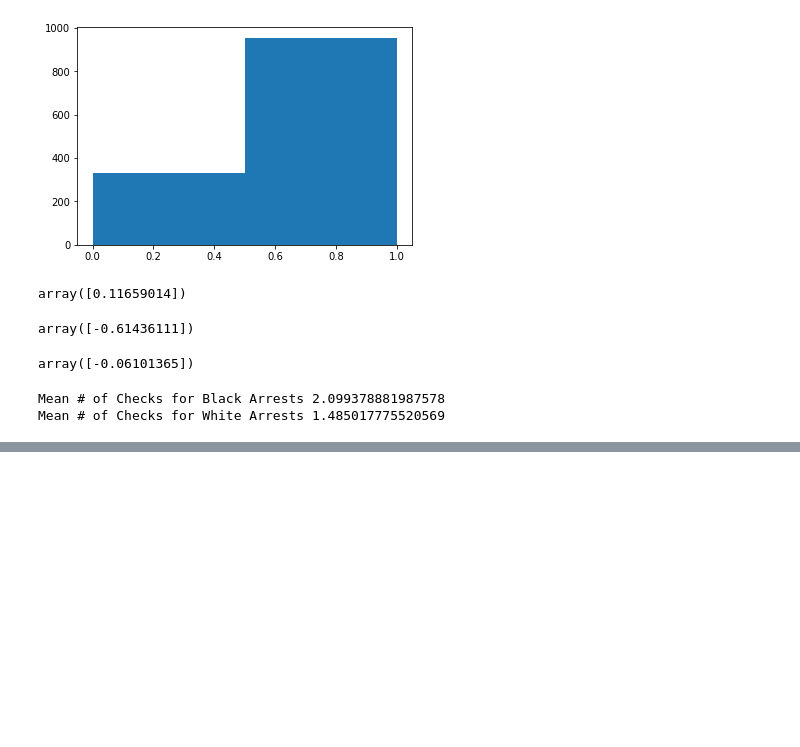
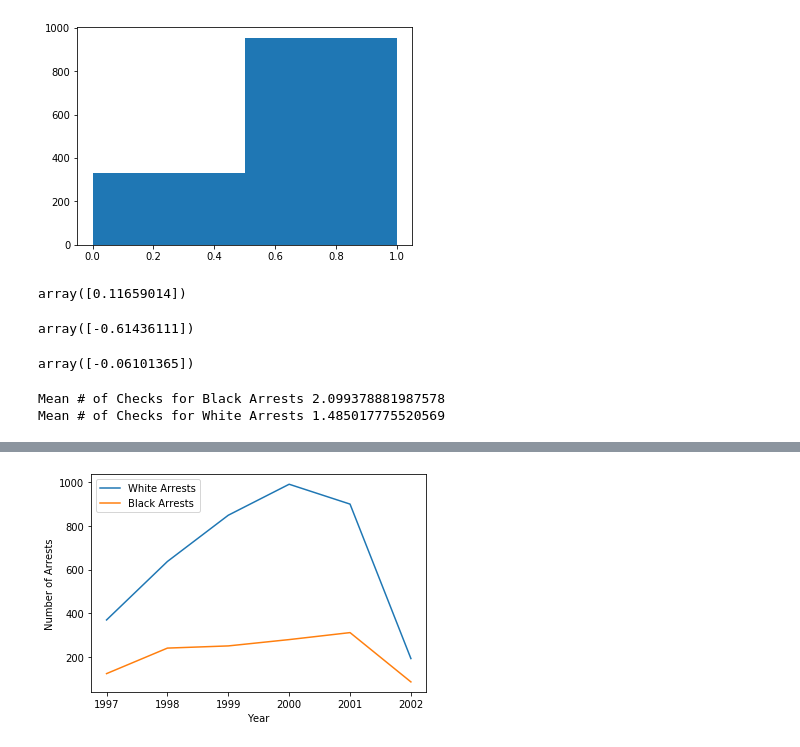
Before and after one commit to chenganyi/2950-final, a Jupyter notebook: Data_Analysis.ipynb, the cells around one changed output, grey strips where cells are left out. Saved outputs shown, nothing was run; the diff lists cells and outputs as text; code cells hidden in the pictures; blank space fills up the shorter version.

```diff
--- a/Data_Analysis.ipynb
+++ b/Data_Analysis.ipynb
@@ -54,3 +64,6 @@ print(f'Mean # of Checks for White Arrests {ArrestsWhite["checks"].mean()}')
 # %% [output]
 Mean # of Checks for Black Arrests 2.099378881987578
 Mean # of Checks for White Arrests 1.485017775520569
+# %%
+whiteCount = ArrestsWhite.groupby(["year"]).count()
+blackCount = ArrestsBlack.groupby(["year"]).count()
@@ -56,0 +81,9 @@ Mean # of Checks for White Arrests 1.485017775520569
+# %%
+plt.plot(whiteCount.index, whiteCount["released"], label = "White Arrests")
+plt.plot(blackCount.index, blackCount["released"], Label = "Black Arrests")
+plt.xlabel("Year")
+plt.ylabel("Number of Arrests")
+plt.legend()
+plt.show()
+# %% [output]
+[figure, added]
```
Also changed, not shown: parts of 3 cells of this notebook.
